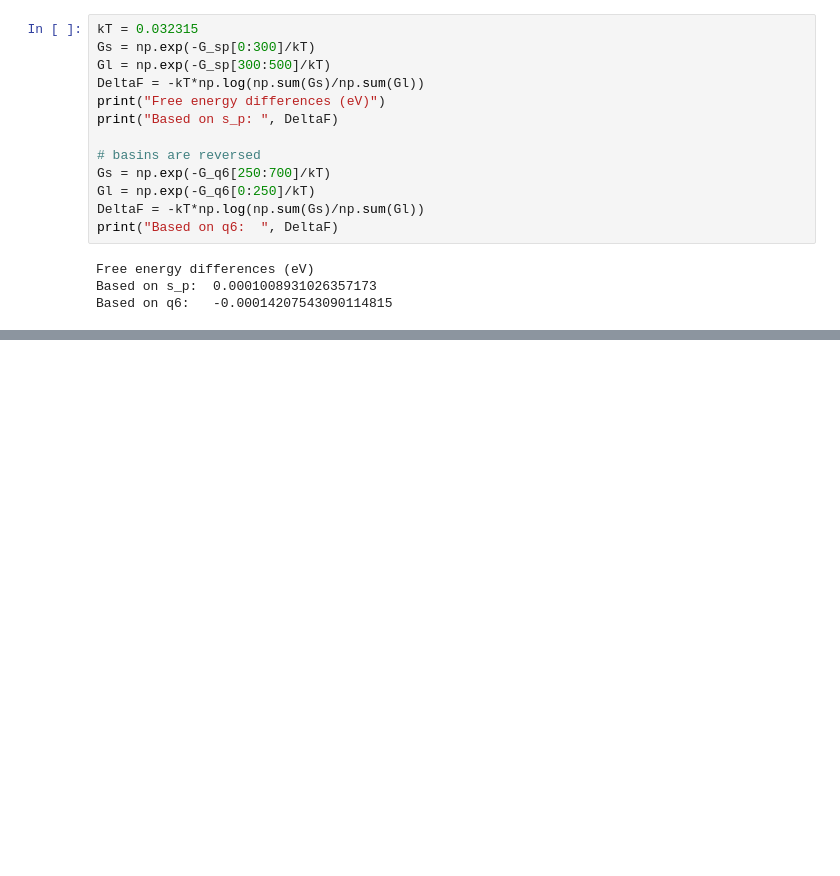
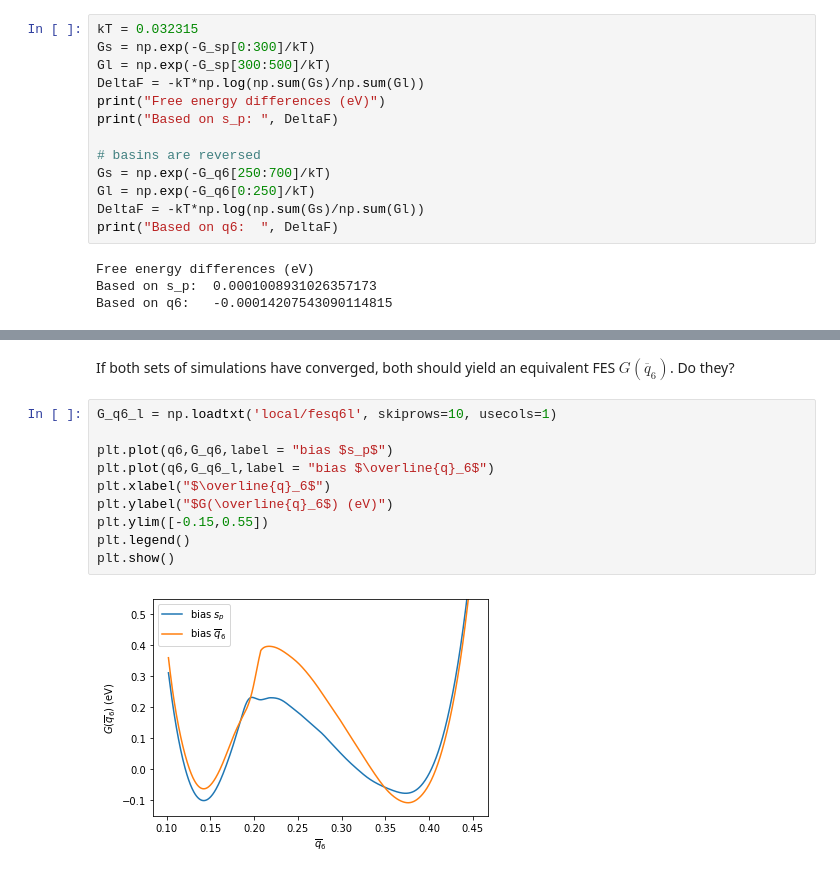
Before and after one commit to kbal/winterschool2021, a Jupyter notebook: example3/analysis.ipynb, the cells around one changed output, grey strips where cells are left out. Saved outputs shown, nothing was run; the diff lists cells and outputs as text; blank space fills up the shorter version.

```diff
--- a/example3/analysis.ipynb
+++ b/example3/analysis.ipynb
@@ -99,0 +134,14 @@ Based on q6:   -0.00014207543090114815
+# %% [markdown]
+If both sets of simulations have converged, both should yield an equivalent FES $G(\overline{q}_6)$. Do they?
+# %%
+G_q6_l = np.loadtxt('local/fesq6l', skiprows=10, usecols=1)
+
+plt.plot(q6,G_q6,label = "bias $s_p$")
+plt.plot(q6,G_q6_l,label = "bias $\overline{q}_6$")
+plt.xlabel("$\overline{q}_6$")
+plt.ylabel("$G(\overline{q}_6$) (eV)")
+plt.ylim([-0.15,0.55])
+plt.legend()
+plt.show()
+# %% [output]
+[figure, added]
```
Also changed, not shown: parts of 4 cells of this notebook, 12 other files.
